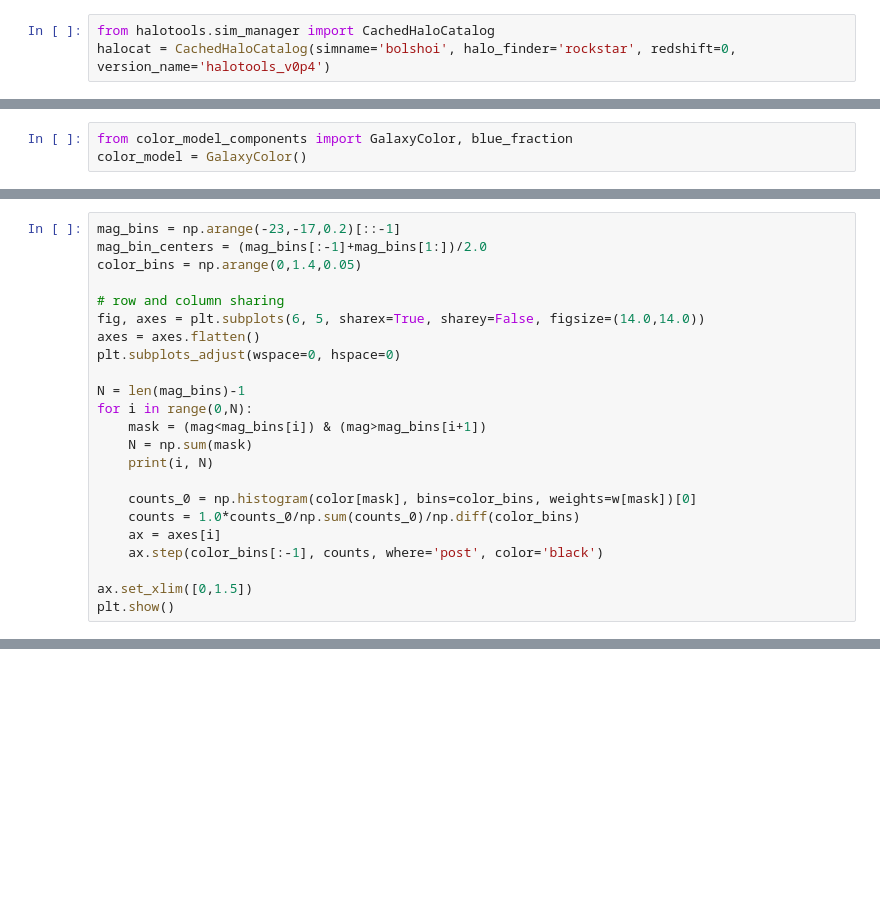
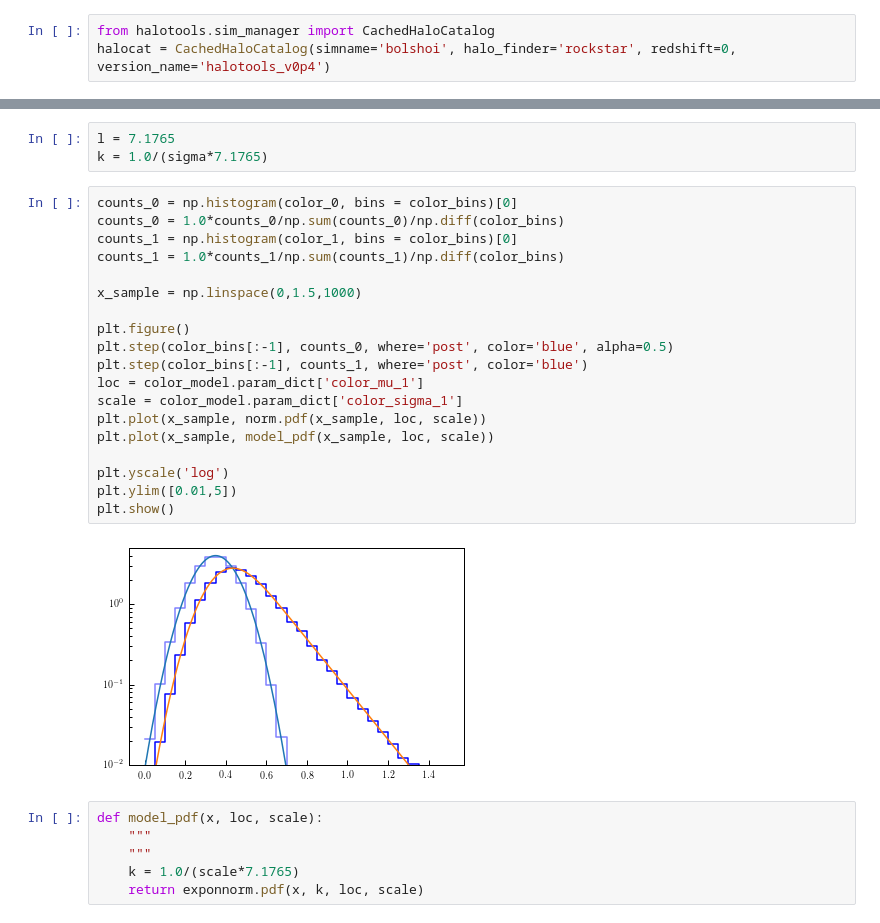
Before and after one commit to duncandc/galaxy_shapes, a Jupyter notebook: shape_models/color_demo.ipynb, the cells around one changed output, grey strips where cells are left out. Drawn from its saved outputs; the diff is of its cells as text; blank space fills up the shorter version.

Commit message:
working on model

```diff
--- a/shape_models/color_demo.ipynb
+++ b/shape_models/color_demo.ipynb
@@ -216,3 +234,0 @@ NameError: name 'mock' is not defined
-# %%
-from color_model_components import GalaxyColor, blue_fraction
-color_model = GalaxyColor()
@@ -231,23 +234,0 @@ w[:N/2] = 1.0-blue_fraction(mag[:N/2])
-# %%
-mag_bins = np.arange(-23,-17,0.2)[::-1]
-mag_bin_centers = (mag_bins[:-1]+mag_bins[1:])/2.0
-color_bins = np.arange(0,1.4,0.05)
-
-# row and column sharing
-fig, axes = plt.subplots(6, 5, sharex=True, sharey=False, figsize=(14.0,14.0))
-axes = axes.flatten()
-plt.subplots_adjust(wspace=0, hspace=0)
-
-N = len(mag_bins)-1
-for i in range(0,N):
-    mask = (mag<mag_bins[i]) & (mag>mag_bins[i+1])
-    N = np.sum(mask)
-    print(i, N)
-
-    counts_0 = np.histogram(color[mask], bins=color_bins, weights=w[mask])[0]
-    counts = 1.0*counts_0/np.sum(counts_0)/np.diff(color_bins)
-    ax = axes[i]
-    ax.step(color_bins[:-1], counts, where='post', color='black')
-
-ax.set_xlim([0,1.5])
-plt.show()
@@ -272,0 +235,30 @@ plt.show()
+# %%
+l = 7.1765
+k = 1.0/(sigma*7.1765)
+# %%
+counts_0 = np.histogram(color_0, bins = color_bins)[0]
+counts_0 = 1.0*counts_0/np.sum(counts_0)/np.diff(color_bins)
+counts_1 = np.histogram(color_1, bins = color_bins)[0]
+counts_1 = 1.0*counts_1/np.sum(counts_1)/np.diff(color_bins)
+
+x_sample = np.linspace(0,1.5,1000)
+
+plt.figure()
+plt.step(color_bins[:-1], counts_0, where='post', color='blue', alpha=0.5)
+plt.step(color_bins[:-1], counts_1, where='post', color='blue')
+loc = color_model.param_dict['color_mu_1']
+scale = color_model.param_dict['color_sigma_1']
+plt.plot(x_sample, norm.pdf(x_sample, loc, scale))
+plt.plot(x_sample, model_pdf(x_sample, loc, scale))
+
+plt.yscale('log')
+plt.ylim([0.01,5])
+plt.show()
+# %% [output]
+[figure, added]
+# %%
+def model_pdf(x, loc, scale):
+    """
+    """
+    k = 1.0/(scale*7.1765)
+    return exponnorm.pdf(x, k, loc, scale)
```
Also changed, not shown: parts of 10 cells of this notebook.
